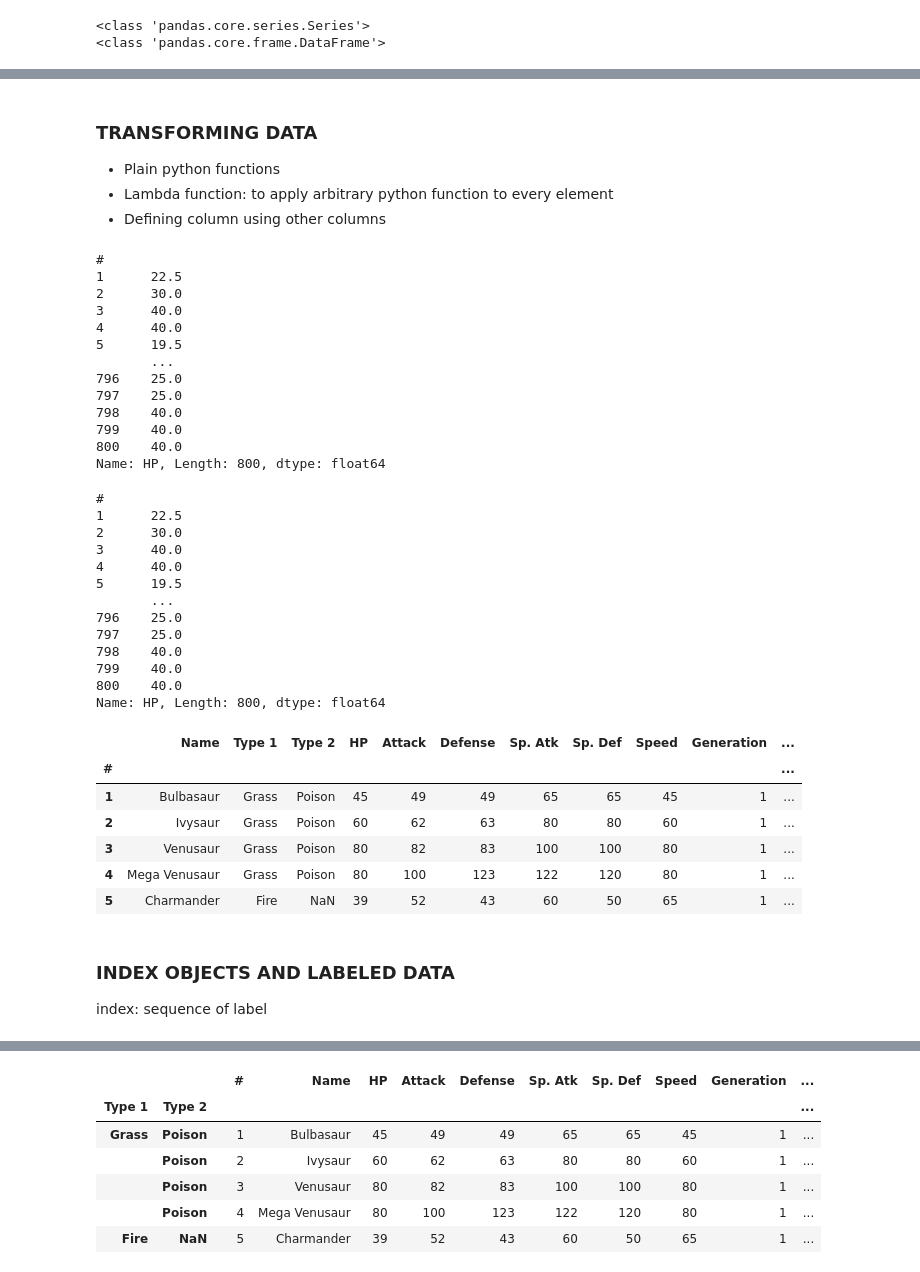
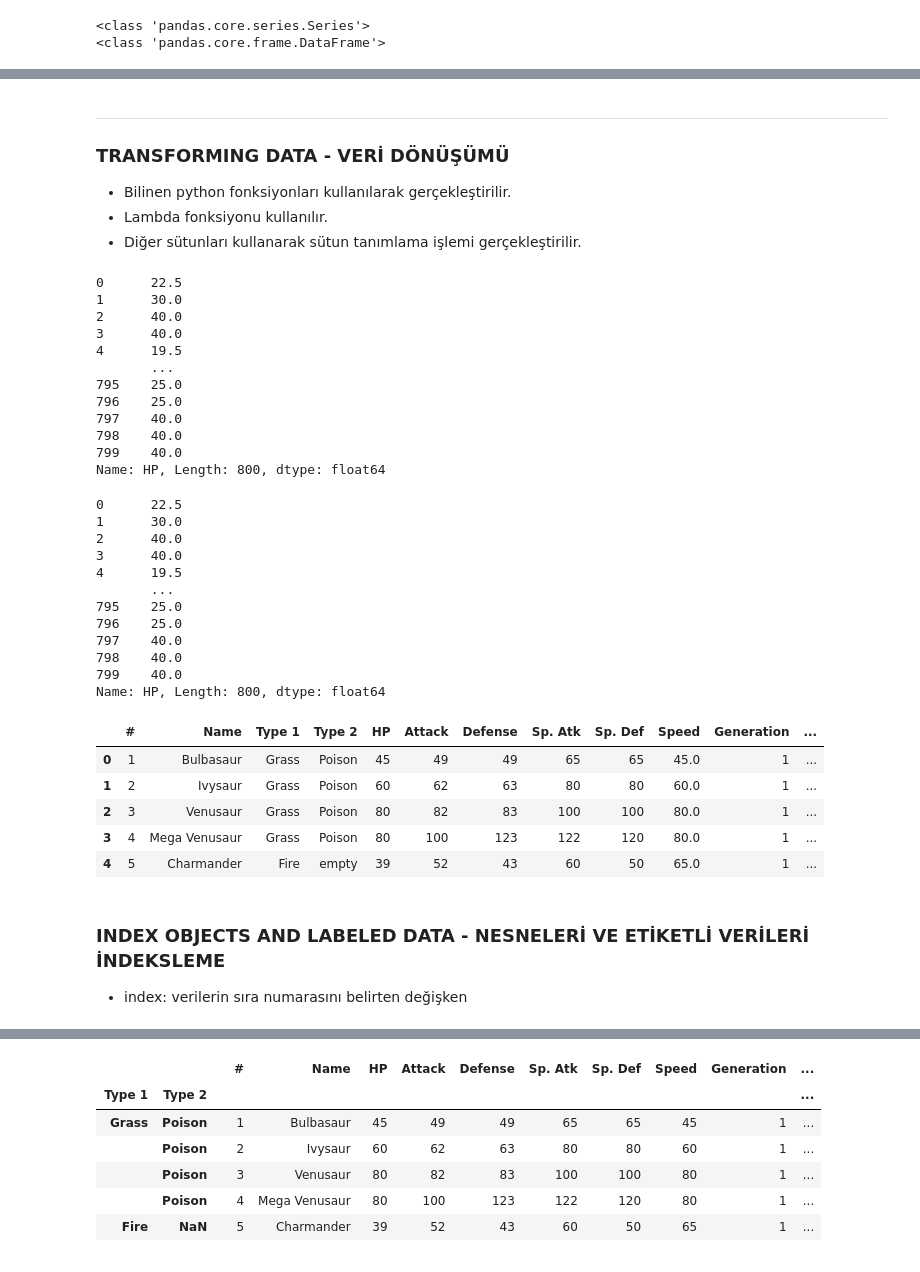
Before and after one commit to halimocakli/IntroductionToMachineLearning, a Jupyter notebook: DataScienceTutorial/DataScienceTutorial.ipynb, the cells around one changed output, grey strips where cells are left out. Saved outputs shown, nothing was run; the diff lists cells and outputs as text; code cells hidden in the pictures.

```diff
--- a/DataScienceTutorial/DataScienceTutorial.ipynb
+++ b/DataScienceTutorial/DataScienceTutorial.ipynb
@@ -1769,5 +1793,3 @@ data2.resample("M").mean().interpolate("linear")
 # %%
-# read data
-data = pd.read_csv('datasets/pokemon.csv')
-data= data.set_index("#")
-data.head()
+# Kullanacağımız veriyi import edelim.
+pokemon_dataset = pd.read_csv('datasets/pokemon.csv')
@@ -1916,60 +1965,60 @@ data.HP[data.Speed<15]
 Name: HP, dtype: int64
 # %% [markdown]
+***
 <a id="36"></a>
-### TRANSFORMING DATA
-* Plain python functions
-* Lambda function: to apply arbitrary python function to every element
-* Defining column using other columns
+### TRANSFORMING DATA - VERİ DÖNÜŞÜMÜ
+* Bilinen python fonksiyonları kullanılarak gerçekleştirilir.
+* Lambda fonksiyonu kullanılır.
+* Diğer sütunları kullanarak sütun tanımlama işlemi gerçekleştirilir.
 # %%
-# Plain python functions
+# Bilinen python fonksiyonları kullanmak.
+# apply() metodu sayesinde ürettiğimiz fonksiyonu veriseti üzerinde kullanabiliyoruz.
 def div(n):
     return n/2
-data.HP.apply(div)
+data["HP"].apply(div)
 # %% [output]
-#
-1      22.5
-2      30.0
+0      22.5
+1      30.0
+2      40.0
 3      40.0
-4      40.0
-5      19.5
+4      19.5
        ...
+795    25.0
 796    25.0
-797    25.0
+797    40.0
 798    40.0
 799    40.0
-800    40.0
 Name: HP, Length: 800, dtype: float64
 # %%
-# Or we can use lambda function
-data.HP.apply(lambda n : n/2)
+# Lambda fonksiyonu kullanarak işlem yapmak.
+data["HP"].apply(lambda n : n/2)
 # %% [output]
-#
-1      22.5
-2      30.0
+0      22.5
+1      30.0
+2      40.0
 3      40.0
-4      40.0
-5      19.5
+4      19.5
        ...
+795    25.0
 796    25.0
-797    25.0
+797    40.0
 798    40.0
 799    40.0
-800    40.0
 Name: HP, Length: 800, dtype: float64
 # %%
-# Defining column using other columns
-data["total_power"] = data.Attack + data.Defense
+# Diğer sütunları kullanarak sütun tanımlama işlemi gerçekleştirmek
+# Yeni bir sütun tanımlarken diğer sütunları kullanıyoruz.
+data["total_power"] = data["Attack"] + data["Defense"]
 data.head()
 # %% [output]
-|  | Name | Type 1 | Type 2 | HP | Attack | Defense | Sp. Atk | Sp. Def | Speed | Generation | ... |
-| # |  |  |  |  |  |  |  |  |  |  | ... |
-| 1 | Bulbasaur | Grass | Poison | 45 | 49 | 49 | 65 | 65 | 45 | 1 | ... |
-| 2 | Ivysaur | Grass | Poison | 60 | 62 | 63 | 80 | 80 | 60 | 1 | ... |
-| 3 | Venusaur | Grass | Poison | 80 | 82 | 83 | 100 | 100 | 80 | 1 | ... |
-| 4 | Mega Venusaur | Grass | Poison | 80 | 100 | 123 | 122 | 120 | 80 | 1 | ... |
-| 5 | Charmander | Fire | NaN | 39 | 52 | 43 | 60 | 50 | 65 | 1 | ... |
+|  | # | Name | Type 1 | Type 2 | HP | Attack | Defense | Sp. Atk | Sp. Def | Speed | Generation | ... |
+| 0 | 1 | Bulbasaur | Grass | Poison | 45 | 49 | 49 | 65 | 65 | 45.0 | 1 | ... |
+| 1 | 2 | Ivysaur | Grass | Poison | 60 | 62 | 63 | 80 | 80 | 60.0 | 1 | ... |
+| 2 | 3 | Venusaur | Grass | Poison | 80 | 82 | 83 | 100 | 100 | 80.0 | 1 | ... |
+| 3 | 4 | Mega Venusaur | Grass | Poison | 80 | 100 | 123 | 122 | 120 | 80.0 | 1 | ... |
+| 4 | 5 | Charmander | Fire | empty | 39 | 52 | 43 | 60 | 50 | 65.0 | 1 | ... |
 # %% [markdown]
 <a id="37"></a>
-### INDEX OBJECTS AND LABELED DATA
-index: sequence of label
+### INDEX OBJECTS AND LABELED DATA - NESNELERİ VE ETİKETLİ VERİLERİ İNDEKSLEME
+* index: verilerin sıra numarasını belirten değişken
 # %%
```
Also changed, not shown: parts of 59 cells of this notebook.
